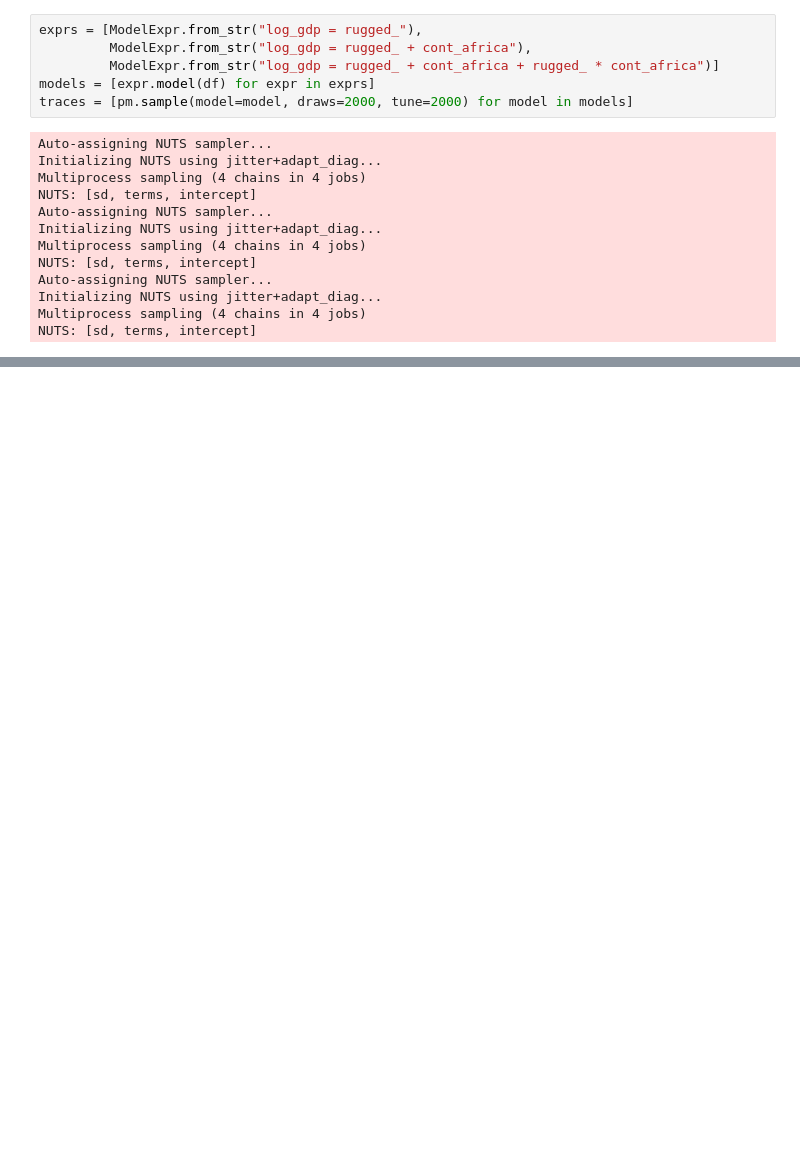
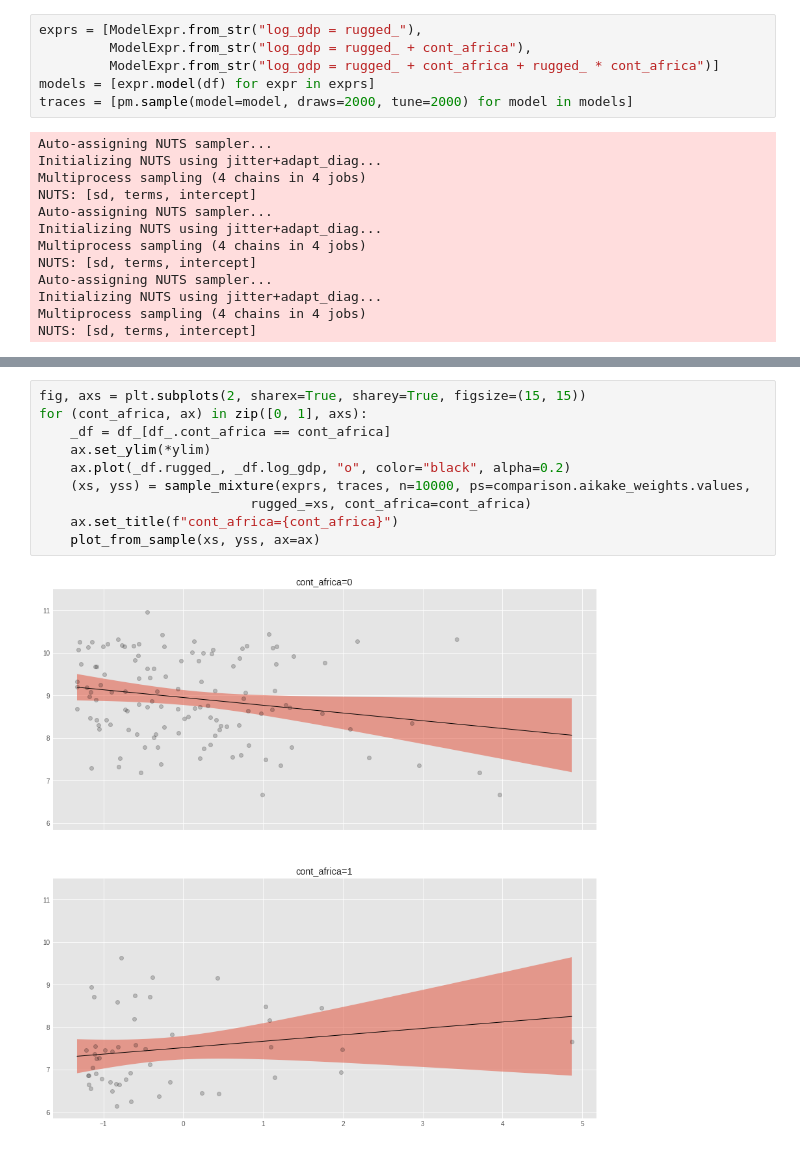
Before and after one commit to bartfrenk/courses, a Jupyter notebook: statistical-rethinking/notebooks/chapter-7.ipynb, the cells around one changed output, grey strips where cells are left out. Drawn from its saved outputs; the diff is of its cells as text; blank space fills up the shorter version.

```diff
--- a/statistical-rethinking/notebooks/chapter-7.ipynb
+++ b/statistical-rethinking/notebooks/chapter-7.ipynb
@@ -358,0 +334,12 @@ AttributeError: 'numpy.ndarray' object has no attribute 'plot'
+# %%
+fig, axs = plt.subplots(2, sharex=True, sharey=True, figsize=(15, 15))
+for (cont_africa, ax) in zip([0, 1], axs):
+    _df = df_[df_.cont_africa == cont_africa]
+    ax.set_ylim(*ylim)
+    ax.plot(_df.rugged_, _df.log_gdp, "o", color="black", alpha=0.2)
+    (xs, yss) = sample_mixture(exprs, traces, n=10000, ps=comparison.aikake_weights.values,
+                           rugged_=xs, cont_africa=cont_africa)
+    ax.set_title(f"cont_africa={cont_africa}")
+    plot_from_sample(xs, yss, ax=ax)
+# %% [output]
+[figure, added]
```
Also changed, not shown: parts of 30 cells of this notebook, 1 other file.
